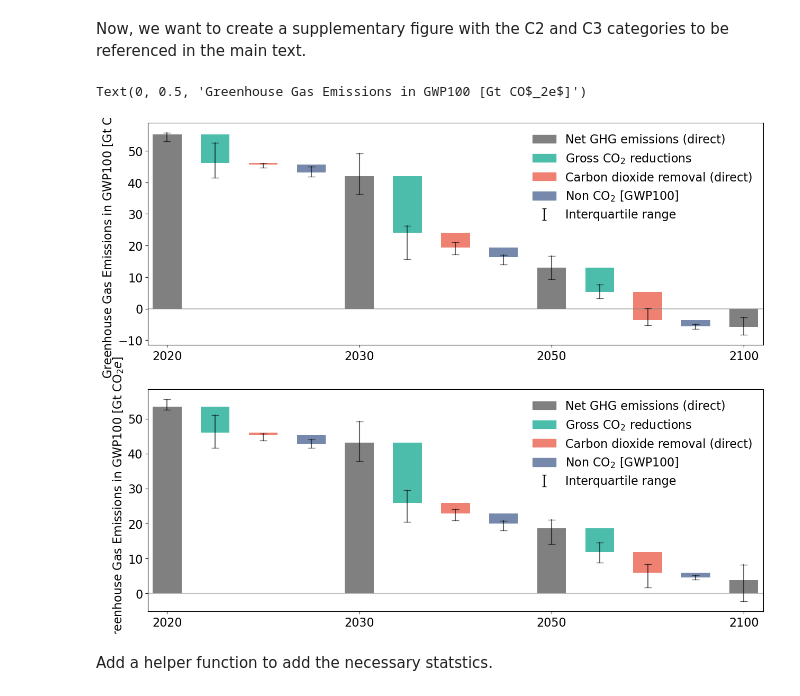
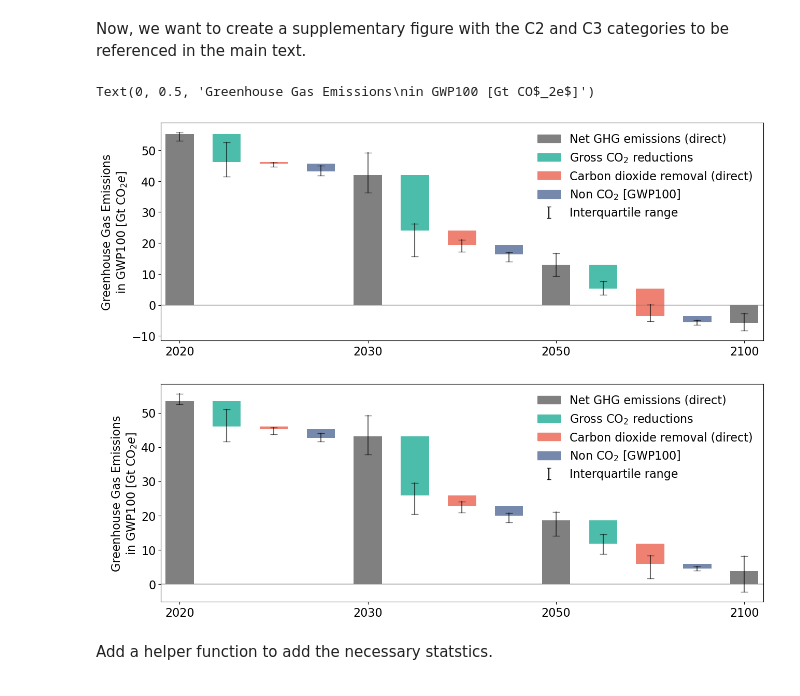
Before and after one commit to gaurav-ganti/2023_ganti_ar6_cdr_assessment, a Jupyter notebook: analysis/201_figure1.ipynb, the cells around one changed output. Drawn from its saved outputs; the diff is of its cells as text; code cells hidden in the pictures.

Commit message:
Update figure 1

```diff
--- a/analysis/201_figure1.ipynb
+++ b/analysis/201_figure1.ipynb
@@ -446,25 +603,25 @@ Now, we want to create a supplementary figure with the C2 and C3 categories to b
 # %%
 fig_si, ax_si = plt.subplot_mosaic(
     [
         ['a'],
         ['b']
     ],
     figsize=(15, 12)
 )
 
 # PANEL A
 plot_waterfall_reductions(
     ax=ax_si['a'],
     climate_category='C2'
 )
 
 # PANEL A
 plot_waterfall_reductions(
     ax=ax_si['b'],
     climate_category='C3'
 )
-ax_si['a'].set_ylabel('Greenhouse Gas Emissions in GWP100 [Gt CO$_2e$]')
-ax_si['b'].set_ylabel('Greenhouse Gas Emissions in GWP100 [Gt CO$_2e$]')
+ax_si['a'].set_ylabel('Greenhouse Gas Emissions\nin GWP100 [Gt CO$_2e$]')
+ax_si['b'].set_ylabel('Greenhouse Gas Emissions\nin GWP100 [Gt CO$_2e$]')
 # %% [output]
-Text(0, 0.5, 'Greenhouse Gas Emissions in GWP100 [Gt CO$_2e$]')
+Text(0, 0.5, 'Greenhouse Gas Emissions\nin GWP100 [Gt CO$_2e$]')
-[figure, old version]
+[figure, new version]
```
Also changed, not shown: parts of 15 cells of this notebook.
